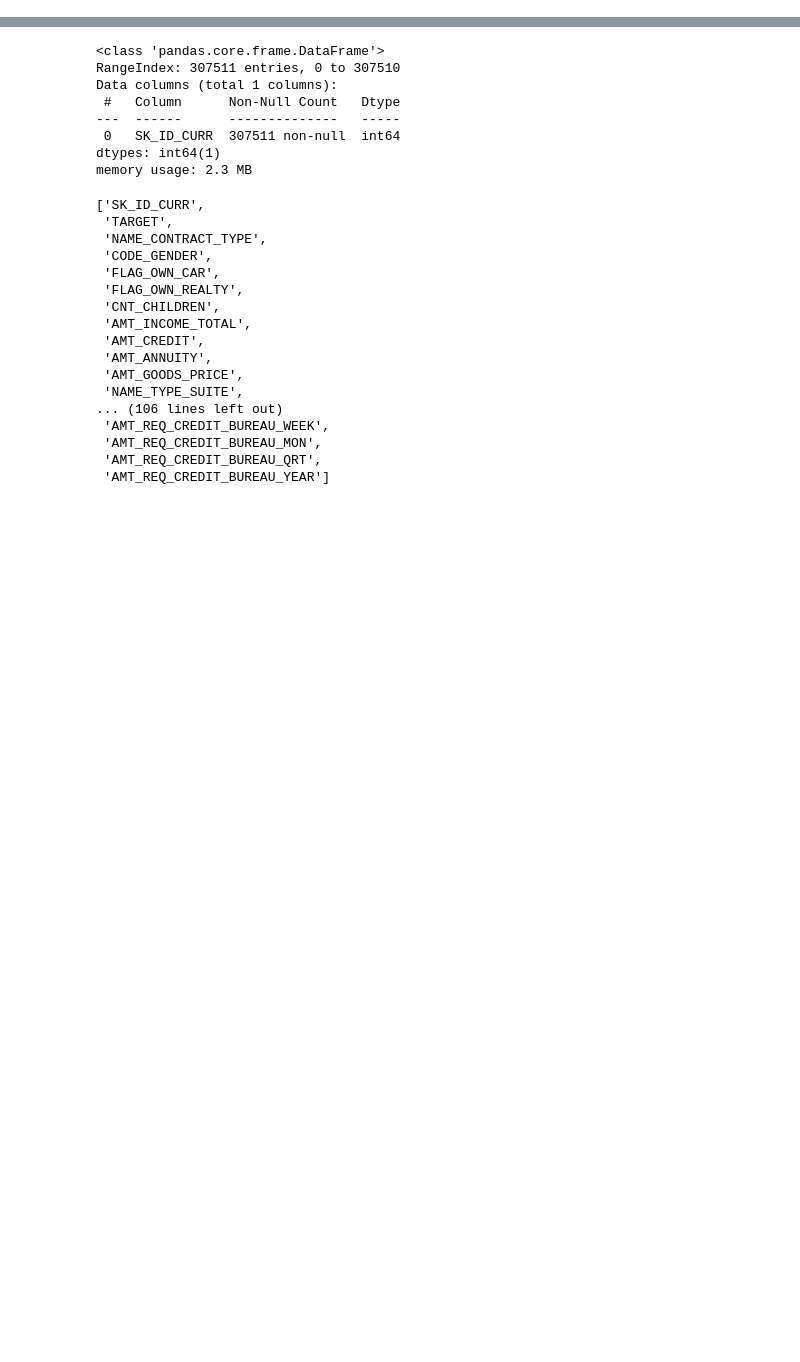
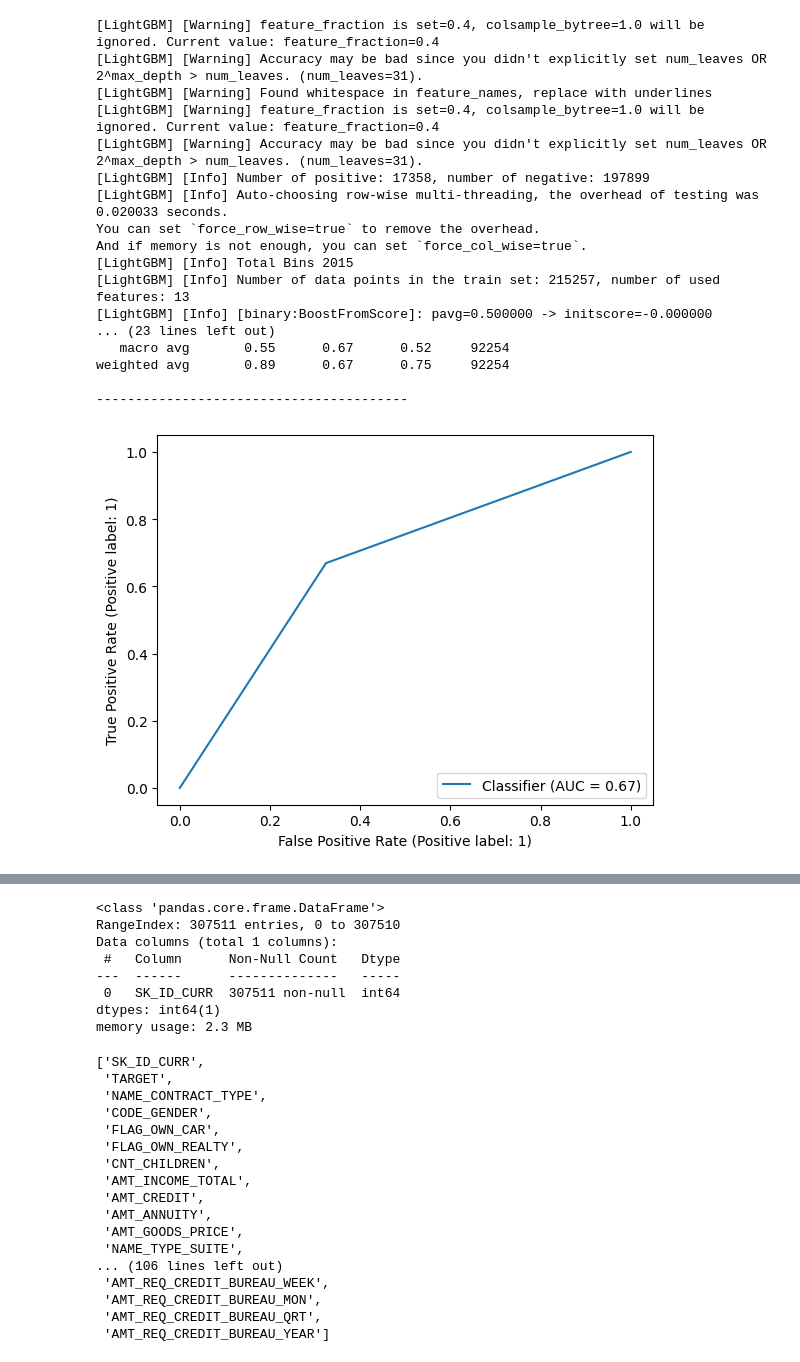
Before and after one commit to VitorrSantana/Tcc-AnaliseCreditoAprendizadoMaquina, a Jupyter notebook: 0.0-AnaliseExploratoria.ipynb, the cells around one changed output, grey strips where cells are left out. Saved outputs shown, nothing was run; the diff lists cells and outputs as text; code cells hidden in the pictures; blank space fills up the shorter version.

Commit message:
criacao inicial do preprocessamento e modelagem

```diff
--- a/0.0-AnaliseExploratoria.ipynb
+++ b/0.0-AnaliseExploratoria.ipynb
@@ -40 +96,3 @@ correlacao = base_treinamento[['TARGET', 'AMT_REQ_CREDIT_BUREAU_HOUR',
+# %%
+variaveis_teste = ['TARGET', 'DAYS_LAST_PHONE_CHANGE','EXT_SOURCE_3','EXT_SOURCE_2','NAME_INCOME_TYPE_Working','NAME_EDUCATION_TYPE_Higher education','AMT_CREDIT','DAYS_EMPLOYED','DAYS_BIRTH','DAYS_ID_PUBLISH','DAYS_REGISTRATION','REGION_RATING_CLIENT','REGION_RATING_CLIENT_W_CITY','DEF_30_CNT_SOCIAL_CIRCLE']
 # %%
@@ -44,0 +104,2 @@ sn.heatmap(correlacao, annot = True, fmt=".1f", linewidths=.6)
+# %%
+base_treinamento2 = base_treinamento2[variaveis_teste]
@@ -44,0 +122,35 @@ sn.heatmap(correlacao, annot = True, fmt=".1f", linewidths=.6)
+# %%
+parametros = {
+    'objective': 'binary',
+    'boosting_type': 'rf',
+    # 'num_leaves': 20,
+    'max_depth': 10,
+    'n_estimators':20,
+    'learning_rate': 0.1,
+    'feature_fraction': 0.4,
+    'class_weight':'balanced',
+    'random_state' : 0
+}
+model_random_forest = Modelagem(base_treinamento2,'TARGET')
+# %%
+model_random_forest.set_model('lgb',parametros)
+model_random_forest.train_model()
+# %% [output]
+[LightGBM] [Warning] feature_fraction is set=0.4, colsample_bytree=1.0 will be ignored. Current value: feature_fraction=0.4
+[LightGBM] [Warning] Accuracy may be bad since you didn't explicitly set num_leaves OR 2^max_depth > num_leaves. (num_leaves=31).
+[LightGBM] [Warning] Found whitespace in feature_names, replace with underlines
+[LightGBM] [Warning] feature_fraction is set=0.4, colsample_bytree=1.0 will be ignored. Current value: feature_fraction=0.4
+[LightGBM] [Warning] Accuracy may be bad since you didn't explicitly set num_leaves OR 2^max_depth > num_leaves. (num_leaves=31).
+[LightGBM] [Info] Number of positive: 17358, number of negative: 197899
+[LightGBM] [Info] Auto-choosing row-wise multi-threading, the overhead of testing was 0.020033 seconds.
+You can set `force_row_wise=true` to remove the overhead.
+And if memory is not enough, you can set `force_col_wise=true`.
+[LightGBM] [Info] Total Bins 2015
+[LightGBM] [Info] Number of data points in the train set: 215257, number of used features: 13
+[LightGBM] [Info] [binary:BoostFromScore]: pavg=0.500000 -> initscore=-0.000000
+... (23 lines left out)
+   macro avg       0.55      0.67      0.52     92254
+weighted avg       0.89      0.67      0.75     92254
+
+----------------------------------------
+[figure, added]
```
Also changed, not shown: parts of 21 cells of this notebook, 5 other files.
